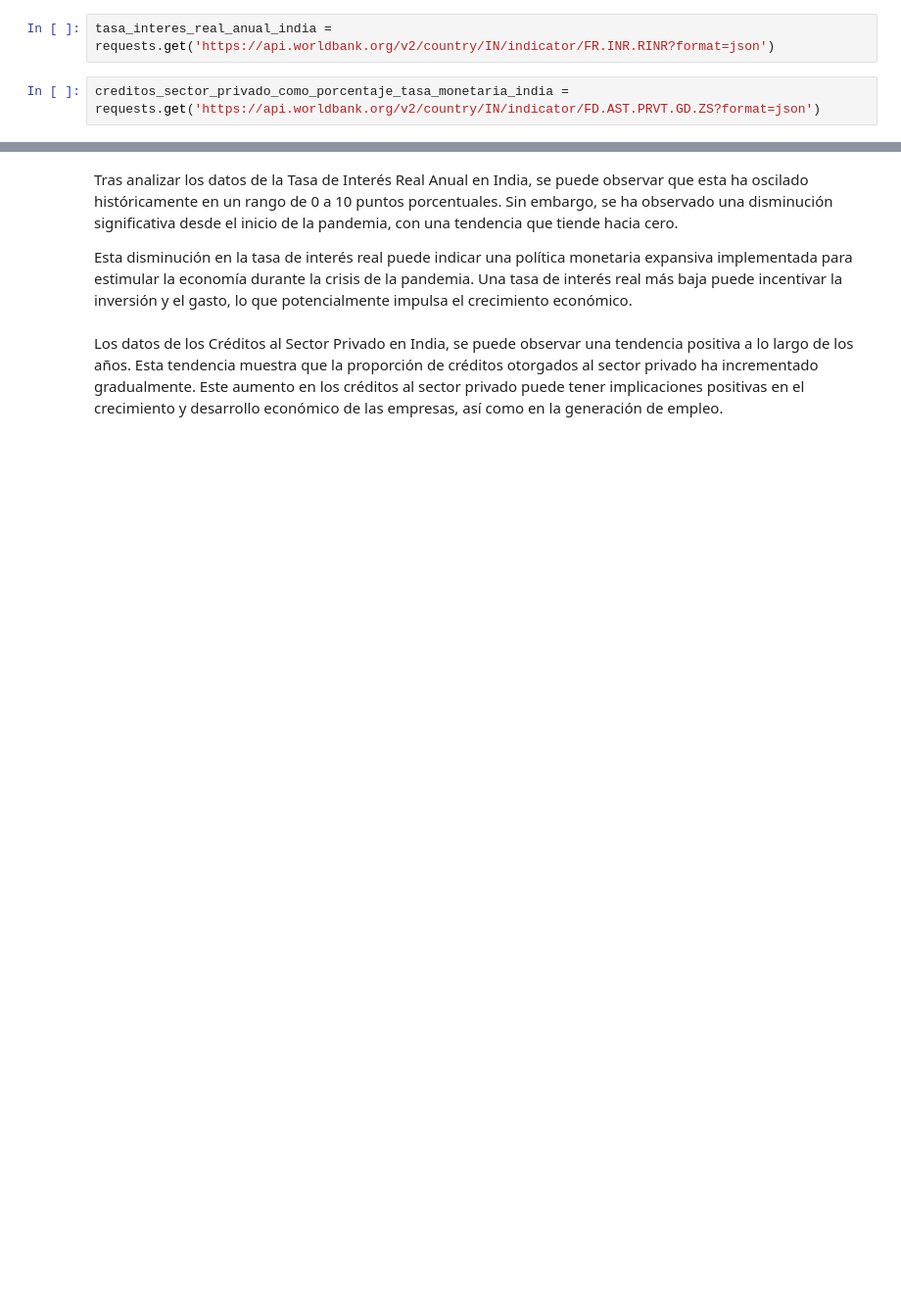
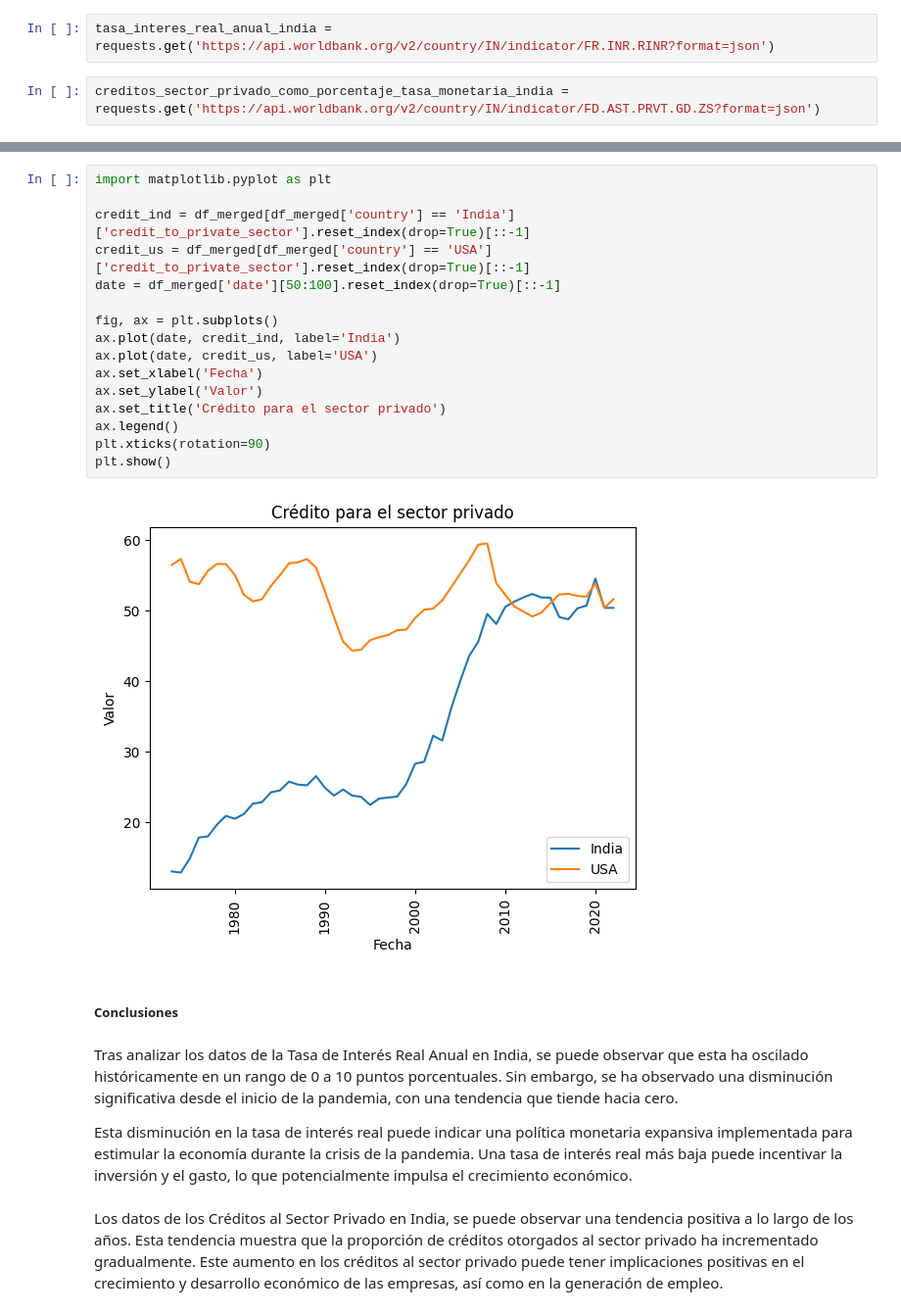
Before and after one commit to stefhanesl/api_data_bank_india, a Jupyter notebook: Descarga_de_datos_desde_api_publica_Karen_Salguero.ipynb, the cells around one changed output, grey strips where cells are left out. Shown at 98% size. Cells and saved outputs as stored; diff of their text form; blank space fills up the shorter version.

```diff
--- a/Descarga_de_datos_desde_api_publica_Karen_Salguero.ipynb
+++ b/Descarga_de_datos_desde_api_publica_Karen_Salguero.ipynb
@@ -108,3 +311,23 @@ plt.show()
+# %%
+import matplotlib.pyplot as plt
+
+credit_ind = df_merged[df_merged['country'] == 'India']['credit_to_private_sector'].reset_index(drop=True)[::-1]
+credit_us = df_merged[df_merged['country'] == 'USA']['credit_to_private_sector'].reset_index(drop=True)[::-1]
+date = df_merged['date'][50:100].reset_index(drop=True)[::-1]
+
+fig, ax = plt.subplots()
+ax.plot(date, credit_ind, label='India')
+ax.plot(date, credit_us, label='USA')
+ax.set_xlabel('Fecha')
+ax.set_ylabel('Valor')
+ax.set_title('Crédito para el sector privado')
+ax.legend()
+plt.xticks(rotation=90)
+plt.show()
+# %% [output]
+[figure, added]
+# %% [markdown]
+##### Conclusiones
 # %% [markdown]
 Tras analizar los datos de la Tasa de Interés Real Anual en India, se puede observar que esta ha oscilado históricamente en un rango de 0 a 10 puntos porcentuales. Sin embargo, se ha observado una disminución significativa desde el inicio de la pandemia, con una tendencia que tiende hacia cero.
 
```
Also changed, not shown: parts of 65 cells of this notebook.
